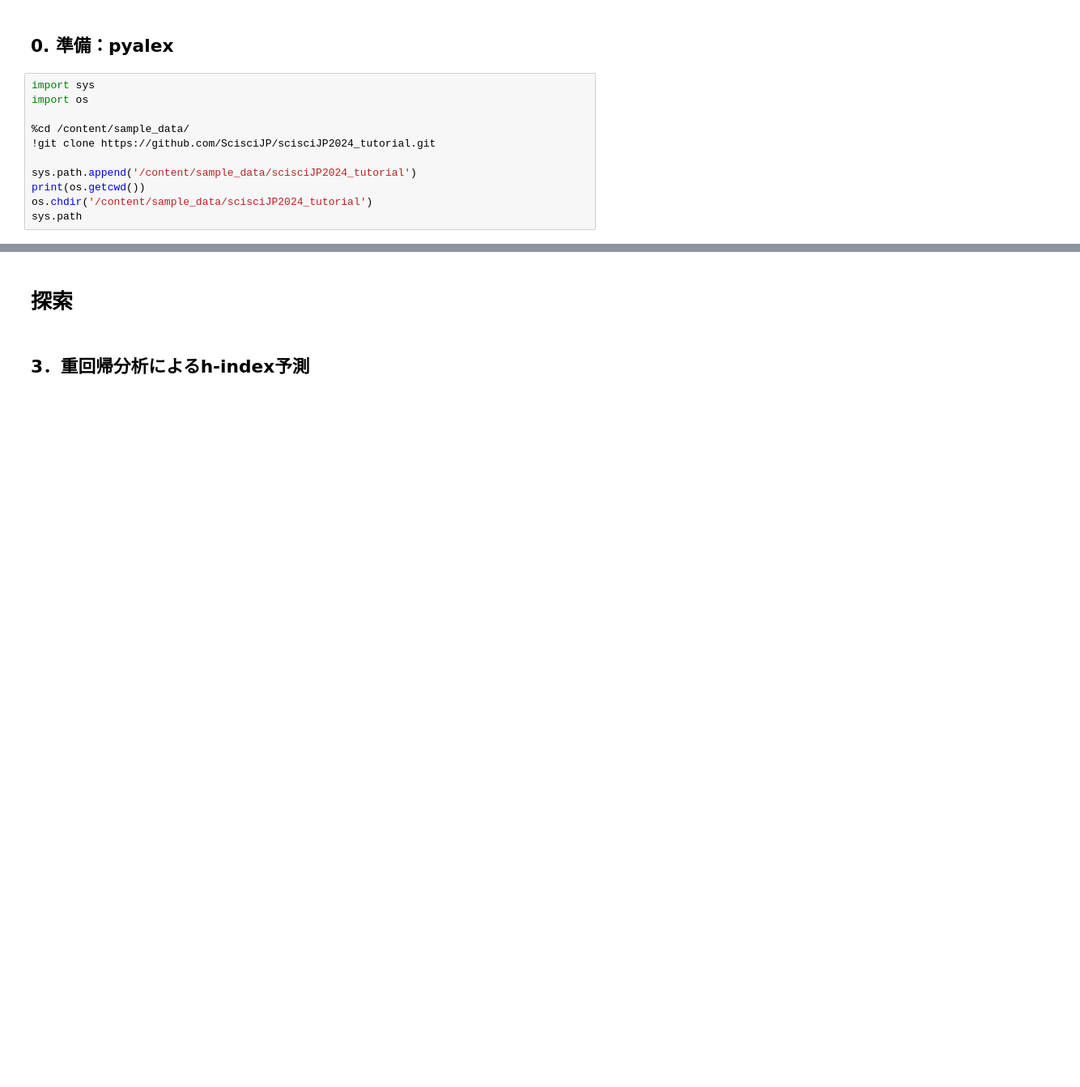
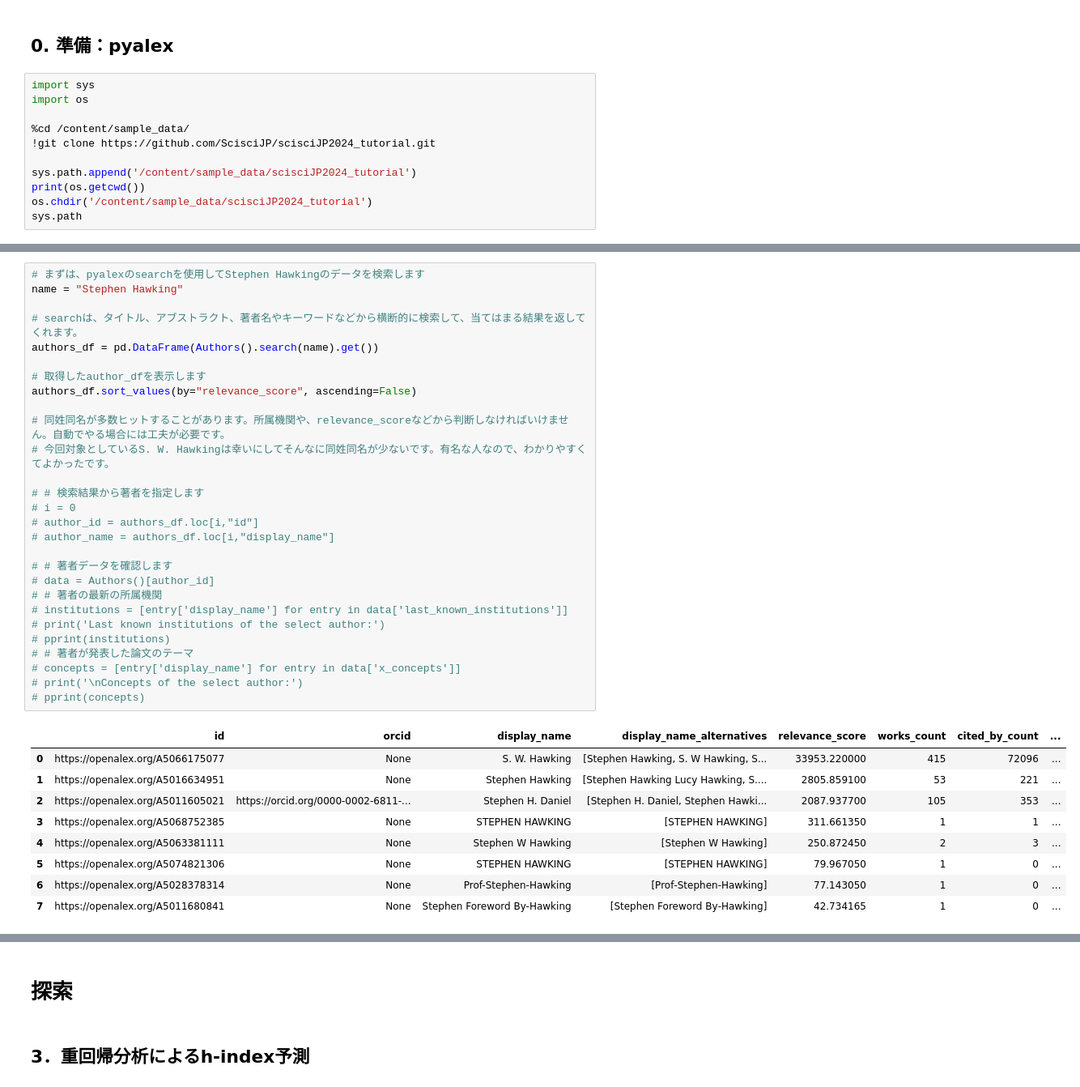
Before and after one commit to ScisciJP/tutorial_jp, a Jupyter notebook: 4-H-index.ipynb, the cells around one changed output, grey strips where cells are left out. Shown at 81% size. Drawn from its saved outputs; the diff is of its cells as text; blank space fills up the shorter version.

```diff
--- a/4-H-index.ipynb
+++ b/4-H-index.ipynb
@@ -53,0 +82,38 @@ Note: you may need to restart the kernel to use updated packages.
+# %%
+# まずは、pyalexのsearchを使用してStephen Hawkingのデータを検索します
+name = "Stephen Hawking"
+
+# searchは、タイトル、アブストラクト、著者名やキーワードなどから横断的に検索して、当てはまる結果を返してくれます。
+authors_df = pd.DataFrame(Authors().search(name).get())
+
+# 取得したauthor_dfを表示します
+authors_df.sort_values(by="relevance_score", ascending=False)
+
+# 同姓同名が多数ヒットすることがあります。所属機関や、relevance_scoreなどから判断しなければいけません。自動でやる場合には工夫が必要です。
+# 今回対象としているS. W. Hawkingは幸いにしてそんなに同姓同名が少ないです。有名な人なので、わかりやすくてよかったです。
+
+# # 検索結果から著者を指定します
+# i = 0
+# author_id = authors_df.loc[i,"id"]
+# author_name = authors_df.loc[i,"display_name"]
+
+# # 著者データを確認します
+# data = Authors()[author_id]
+# # 著者の最新の所属機関
+# institutions = [entry['display_name'] for entry in data['last_known_institutions']]
+# print('Last known institutions of the select author:')
+# pprint(institutions)
+# # 著者が発表した論文のテーマ
+# concepts = [entry['display_name'] for entry in data['x_concepts']]
+# print('\nConcepts of the select author:')
+# pprint(concepts)
+# %% [output]
+|  | id | orcid | display_name | display_name_alternatives | relevance_score | works_count | cited_by_count | ... |
+| 0 | https://openalex.org/A5066175077 | None | S. W. Hawking | [Stephen Hawking, S. W Hawking, S... | 33953.220000 | 415 | 72096 | ... |
+| 1 | https://openalex.org/A5016634951 | None | Stephen Hawking | [Stephen Hawking Lucy Hawking, S.... | 2805.859100 | 53 | 221 | ... |
+| 2 | https://openalex.org/A5011605021 | https://orcid.org/0000-0002-6811-... | Stephen H. Daniel | [Stephen H. Daniel, Stephen Hawki... | 2087.937700 | 105 | 353 | ... |
+| 3 | https://openalex.org/A5068752385 | None | STEPHEN HAWKING | [STEPHEN HAWKING] | 311.661350 | 1 | 1 | ... |
+| 4 | https://openalex.org/A5063381111 | None | Stephen W Hawking | [Stephen W Hawking] | 250.872450 | 2 | 3 | ... |
+| 5 | https://openalex.org/A5074821306 | None | STEPHEN HAWKING | [STEPHEN HAWKING] | 79.967050 | 1 | 0 | ... |
+| 6 | https://openalex.org/A5028378314 | None | Prof-Stephen-Hawking | [Prof‐Stephen‐Hawking] | 77.143050 | 1 | 0 | ... |
+| 7 | https://openalex.org/A5011680841 | None | Stephen Foreword By-Hawking | [Stephen Foreword By‐Hawking] | 42.734165 | 1 | 0 | ... |
```
Also changed, not shown: parts of 37 cells of this notebook, 4 other files.
